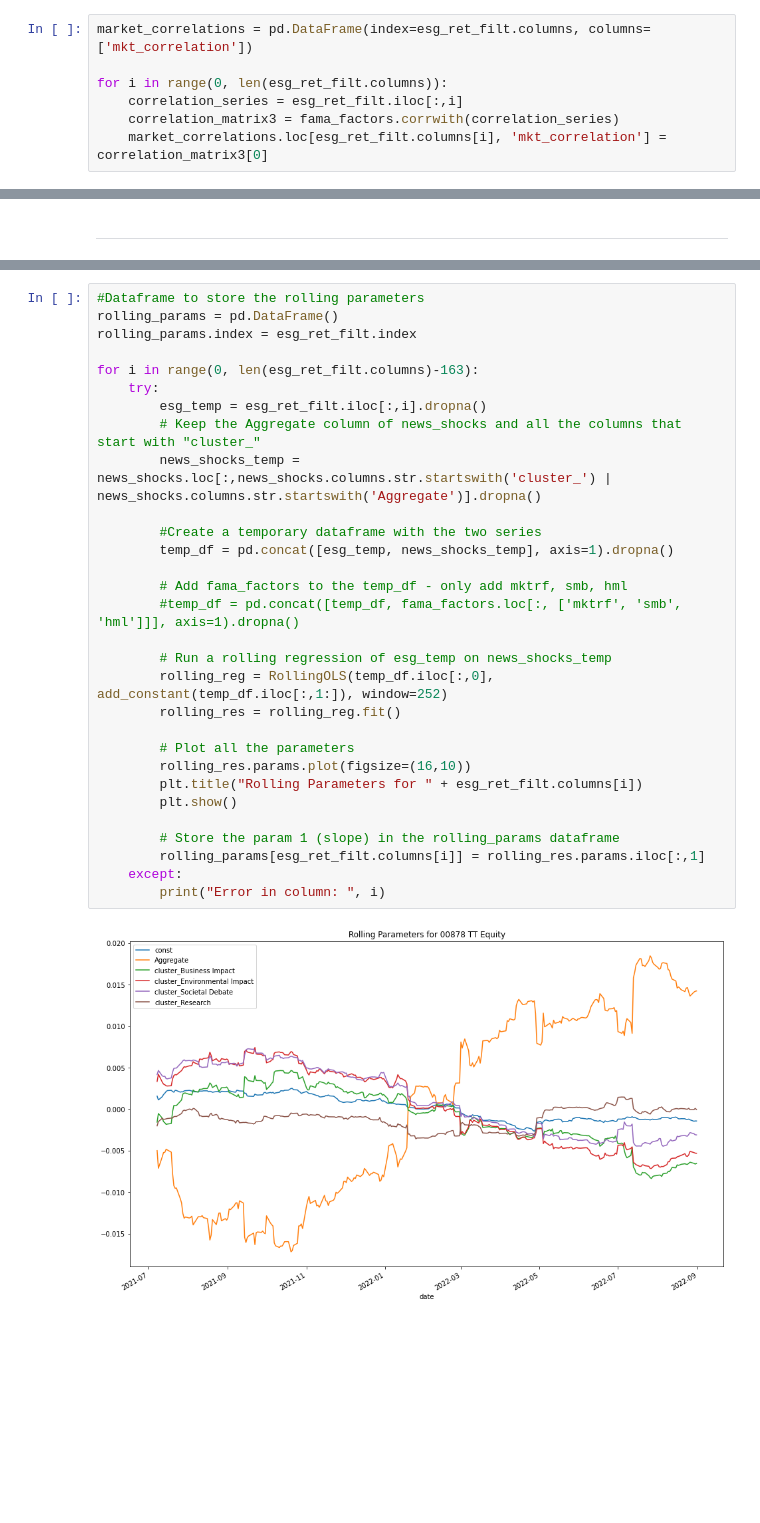
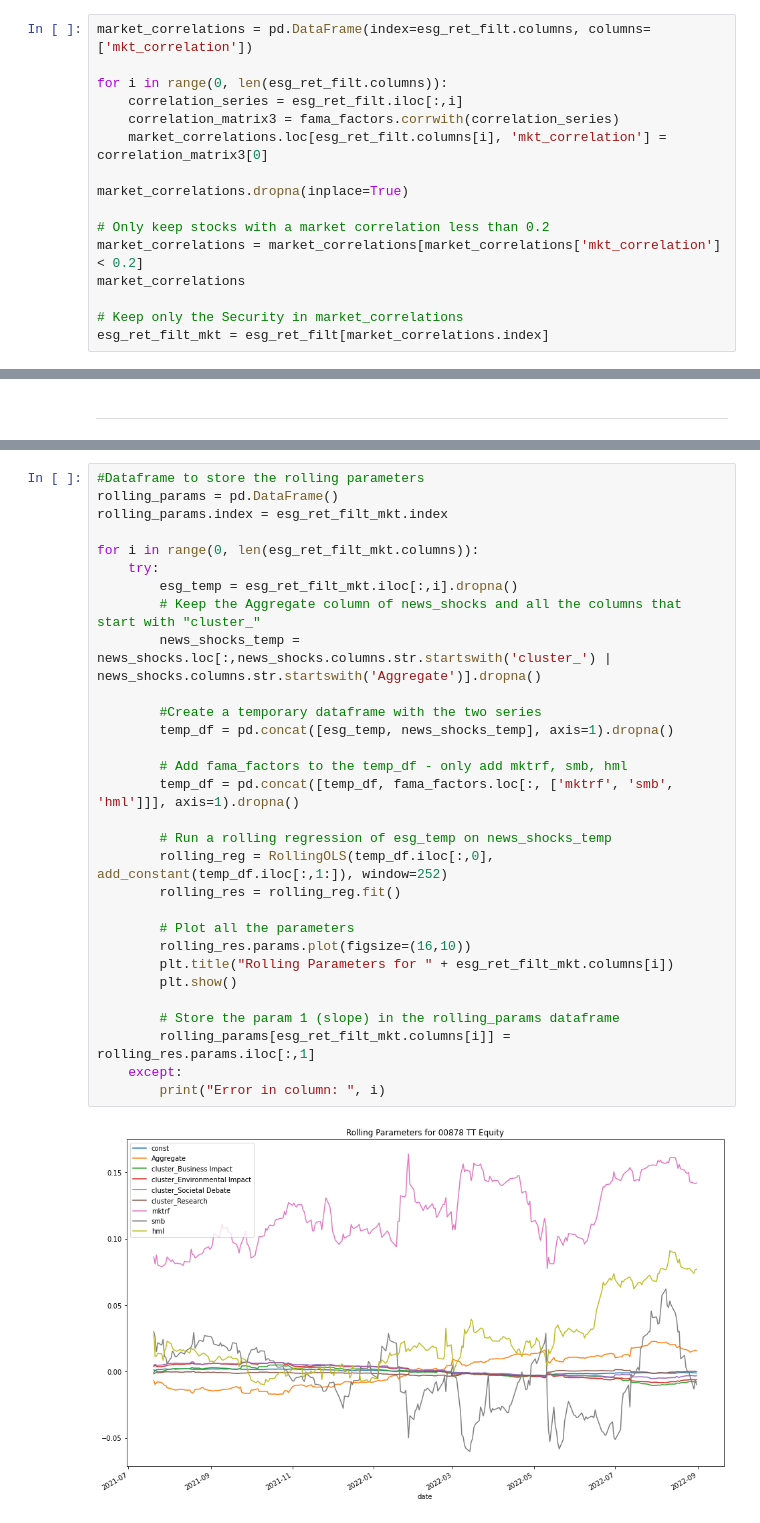
Before and after one commit to alanwake47/FINM-35000-Topics-in-Econ, a Jupyter notebook: final project/final_g4.ipynb, the cells around one changed output, grey strips where cells are left out. Drawn from its saved outputs; the diff is of its cells as text; blank space fills up the shorter version.

```diff
--- a/final project/final_g4.ipynb
+++ b/final project/final_g4.ipynb
@@ -311,3 +311,12 @@ for i in range(0, len(esg_ret_filt.columns)):
     correlation_series = esg_ret_filt.iloc[:,i]
     correlation_matrix3 = fama_factors.corrwith(correlation_series)
     market_correlations.loc[esg_ret_filt.columns[i], 'mkt_correlation'] = correlation_matrix3[0]
+
+market_correlations.dropna(inplace=True)
+
+# Only keep stocks with a market correlation less than 0.2
+market_correlations = market_correlations[market_correlations['mkt_correlation'] < 0.2]
+market_correlations
+
+# Keep only the Security in market_correlations
+esg_ret_filt_mkt = esg_ret_filt[market_correlations.index]
@@ -337,32 +331,32 @@ len(esg_ret_filt.columns)
 # %%
 #Dataframe to store the rolling parameters
 rolling_params = pd.DataFrame()
-rolling_params.index = esg_ret_filt.index
+rolling_params.index = esg_ret_filt_mkt.index
 
-for i in range(0, len(esg_ret_filt.columns)-163):
+for i in range(0, len(esg_ret_filt_mkt.columns)):
     try:
-        esg_temp = esg_ret_filt.iloc[:,i].dropna()
+        esg_temp = esg_ret_filt_mkt.iloc[:,i].dropna()
         # Keep the Aggregate column of news_shocks and all the columns that start with "cluster_"
         news_shocks_temp = news_shocks.loc[:,news_shocks.columns.str.startswith('cluster_') |  news_shocks.columns.str.startswith('Aggregate')].dropna()
 
         #Create a temporary dataframe with the two series
         temp_df = pd.concat([esg_temp, news_shocks_temp], axis=1).dropna()
 
         # Add fama_factors to the temp_df - only add mktrf, smb, hml
-        #temp_df = pd.concat([temp_df, fama_factors.loc[:, ['mktrf', 'smb', 'hml']]], axis=1).dropna()
+        temp_df = pd.concat([temp_df, fama_factors.loc[:, ['mktrf', 'smb', 'hml']]], axis=1).dropna()
 
         # Run a rolling regression of esg_temp on news_shocks_temp
         rolling_reg = RollingOLS(temp_df.iloc[:,0], add_constant(temp_df.iloc[:,1:]), window=252)
         rolling_res = rolling_reg.fit()
 
         # Plot all the parameters
         rolling_res.params.plot(figsize=(16,10))
-        plt.title("Rolling Parameters for " + esg_ret_filt.columns[i])
+        plt.title("Rolling Parameters for " + esg_ret_filt_mkt.columns[i])
         plt.show()
 
         # Store the param 1 (slope) in the rolling_params dataframe
-        rolling_params[esg_ret_filt.columns[i]] = rolling_res.params.iloc[:,1]
+        rolling_params[esg_ret_filt_mkt.columns[i]] = rolling_res.params.iloc[:,1]
     except:
         print("Error in column: ", i)
 # %% [output]
-[figure, old version]
+[figure, new version]
```
Also changed, not shown: parts of 7 cells of this notebook.
